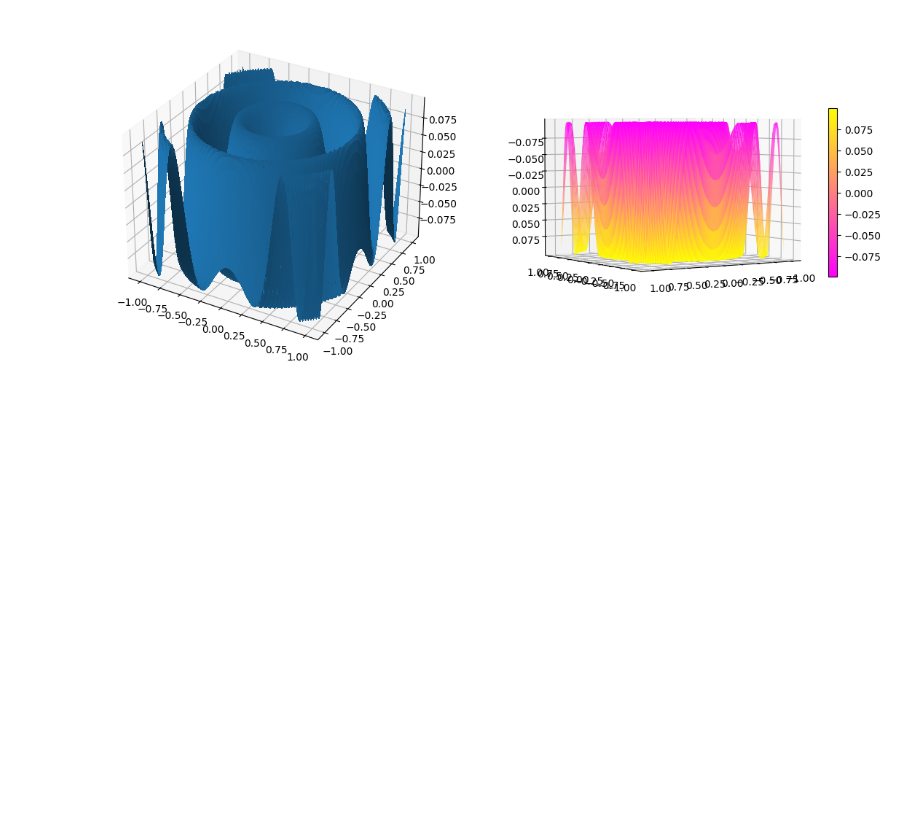
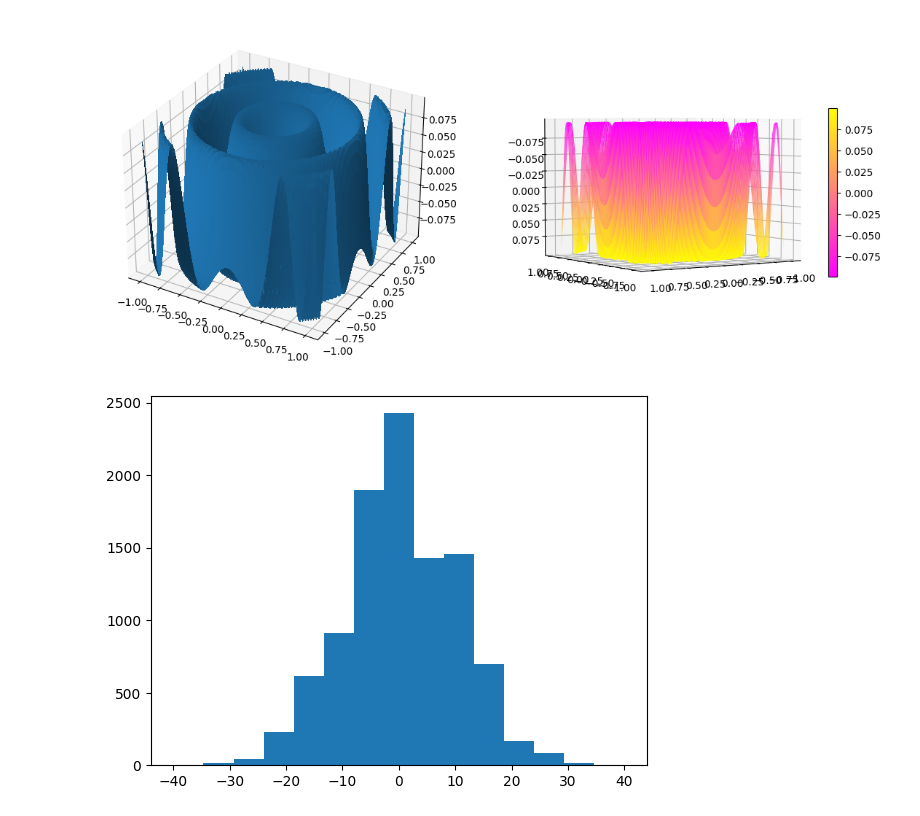
Before and after one commit to pxs4528/DATA-3401, a Jupyter notebook: Lab/Lab8/Lab8.ipynb, the cells around one changed output. Cells and saved outputs as stored; diff of their text form; code cells hidden in the pictures; blank space fills up the shorter version.

```diff
--- a/Lab/Lab8/Lab8.ipynb
+++ b/Lab/Lab8/Lab8.ipynb
@@ -115,3 +114,26 @@ cb = fig.colorbar(p,shrink=0.5)
 # %% [output]
 <class 'numpy.ndarray'>
 [figure]
+# %%
+import numpy as np
+import matplotlib
+from matplotlib import pyplot as plt
+
+def SimulateRandomWalk(num_sims, num_steps, start_position):
+    final = []
+    for i in range(num_sims):
+        final.append(RandomWalk(num_steps, start_position))
+    return final
+def RandomWalk(num_steps, start_position):
+    for i in range(num_steps):
+        x = np.random.choice([1,-1])
+        start_position = start_position + x
+    return start_position
+start_position = 0
+num_steps = 100
+num_sims = 10000
+final = SimulateRandomWalk(num_sims, num_steps, start_position)
+plt.hist(final, bins=15)
+plt.show()
+# %% [output]
+[figure, added]
```
Also changed, not shown: parts of 3 cells of this notebook.
